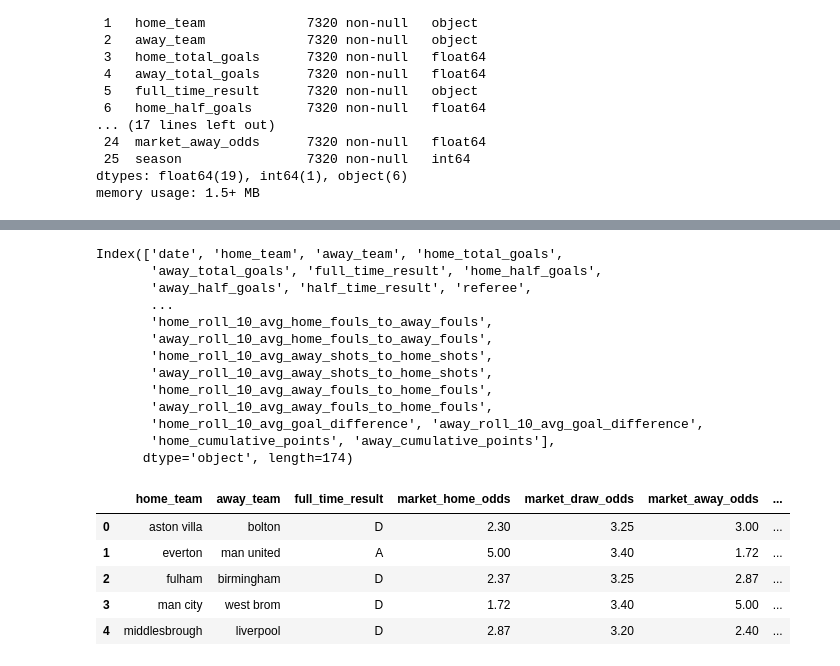
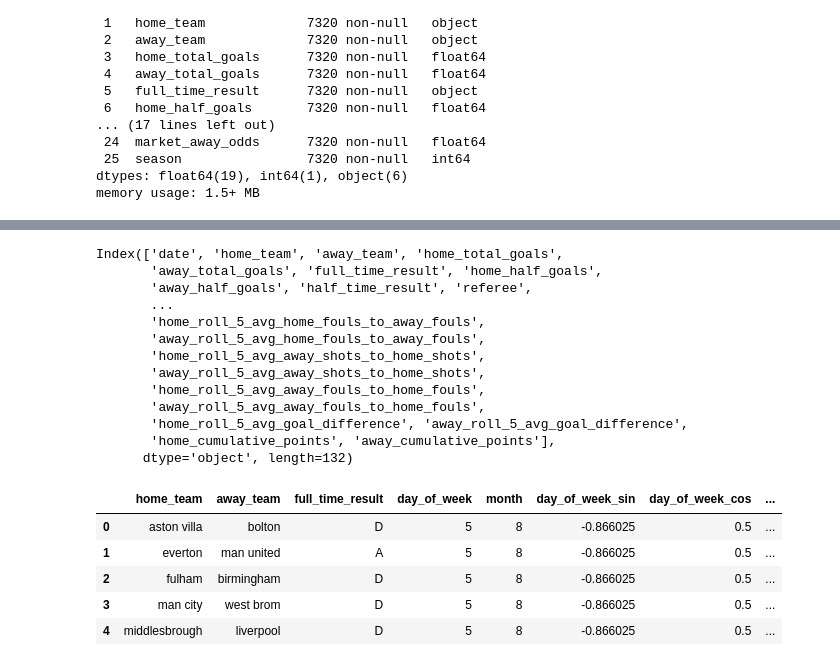
Before and after one commit to RuiFSP/Premier-League-Football, a Jupyter notebook: notebooks/02-data_preparation.ipynb, the cells around one changed output, grey strips where cells are left out. Cells and saved outputs as stored; diff of their text form; code cells hidden in the pictures.

```diff
--- a/notebooks/02-data_preparation.ipynb
+++ b/notebooks/02-data_preparation.ipynb
@@ -277,7 +252,7 @@ features = ['home_total_goals', 'away_total_goals', 'home_total_shots', 'away_to
 new_columns = []
 
 # Loop over window sizes and features
-for i in [3, 5, 10]:
+for i in [3, 5]:
     for feature in features:
         # Compute the rolling averages and store them in the list
         home_rolling = (
@@ -340,37 +315,38 @@ Index(['date', 'home_team', 'away_team', 'home_total_goals',
        'away_total_goals', 'full_time_result', 'home_half_goals',
        'away_half_goals', 'half_time_result', 'referee',
        ...
-       'home_roll_10_avg_home_fouls_to_away_fouls',
-       'away_roll_10_avg_home_fouls_to_away_fouls',
-       'home_roll_10_avg_away_shots_to_home_shots',
-       'away_roll_10_avg_away_shots_to_home_shots',
-       'home_roll_10_avg_away_fouls_to_home_fouls',
-       'away_roll_10_avg_away_fouls_to_home_fouls',
-       'home_roll_10_avg_goal_difference', 'away_roll_10_avg_goal_difference',
+       'home_roll_5_avg_home_fouls_to_away_fouls',
+       'away_roll_5_avg_home_fouls_to_away_fouls',
+       'home_roll_5_avg_away_shots_to_home_shots',
+       'away_roll_5_avg_away_shots_to_home_shots',
+       'home_roll_5_avg_away_fouls_to_home_fouls',
+       'away_roll_5_avg_away_fouls_to_home_fouls',
+       'home_roll_5_avg_goal_difference', 'away_roll_5_avg_goal_difference',
        'home_cumulative_points', 'away_cumulative_points'],
-      dtype='object', length=174)
+      dtype='object', length=132)
 # %%
 columns_to_drop = ['date', 'home_total_goals',
        'away_total_goals', 'home_half_goals',
        'away_half_goals', 'half_time_result', 'home_total_shots',
        'away_total_shots', 'home_shots_on_target', 'away_shots_on_target',
        'home_fouls', 'away_fouls', 'home_corners', 'away_corners',
        'home_yellow_cards', 'away_yellow_cards', 'home_red_cards',
        'away_red_cards', 'season','goal_difference','total_shots',
        'total_shots_on_target','total_fouls','total_corners','home_shot_accuracy',
        'away_shot_accuracy','home_shots_to_away_shots','home_fouls_to_away_fouls',
-       'away_shots_to_home_shots','away_fouls_to_home_fouls','referee']
+       'away_shots_to_home_shots','away_fouls_to_home_fouls','referee','market_home_odds',
+       'market_draw_odds','market_away_odds']
 
 df_preparation = df.drop(columns=columns_to_drop)
 
 df_preparation.head()
 # %% [output]
-|  | home_team | away_team | full_time_result | market_home_odds | market_draw_odds | market_away_odds | ... |
-| 0 | aston villa | bolton | D | 2.30 | 3.25 | 3.00 | ... |
-| 1 | everton | man united | A | 5.00 | 3.40 | 1.72 | ... |
-| 2 | fulham | birmingham | D | 2.37 | 3.25 | 2.87 | ... |
-| 3 | man city | west brom | D | 1.72 | 3.40 | 5.00 | ... |
-| 4 | middlesbrough | liverpool | D | 2.87 | 3.20 | 2.40 | ... |
+|  | home_team | away_team | full_time_result | day_of_week | month | day_of_week_sin | day_of_week_cos | ... |
+| 0 | aston villa | bolton | D | 5 | 8 | -0.866025 | 0.5 | ... |
+| 1 | everton | man united | A | 5 | 8 | -0.866025 | 0.5 | ... |
+| 2 | fulham | birmingham | D | 5 | 8 | -0.866025 | 0.5 | ... |
+| 3 | man city | west brom | D | 5 | 8 | -0.866025 | 0.5 | ... |
+| 4 | middlesbrough | liverpool | D | 5 | 8 | -0.866025 | 0.5 | ... |
 # %%
 # save the prepared data
 df_preparation.to_csv(os.path.join('..','data','prepared_football_data.csv'), index=False)
```
Also changed, not shown: parts of 2 cells of this notebook, 5 other files.
